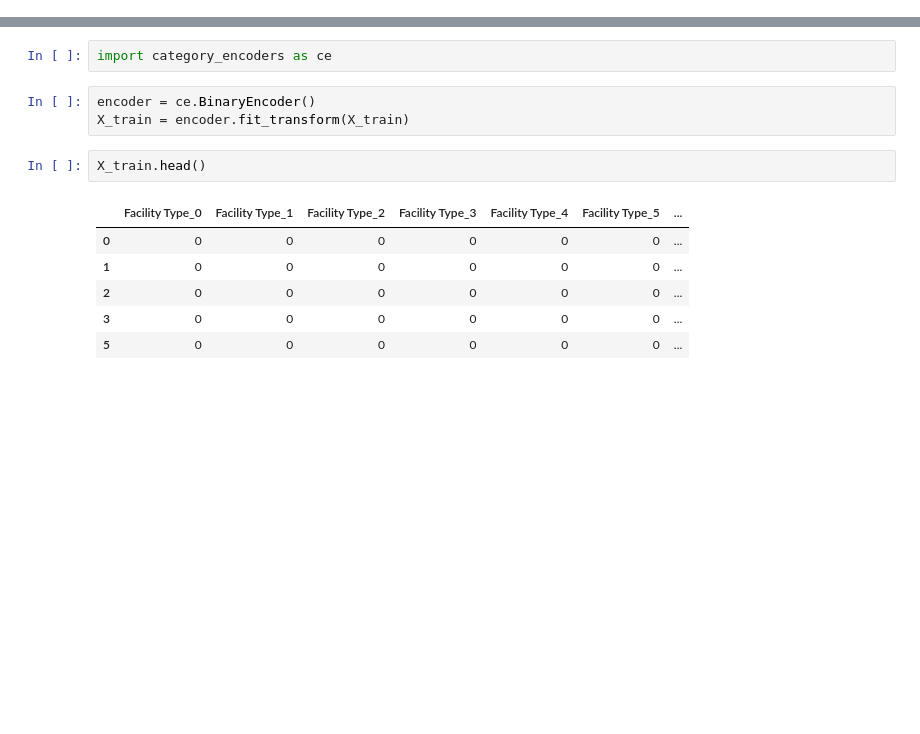
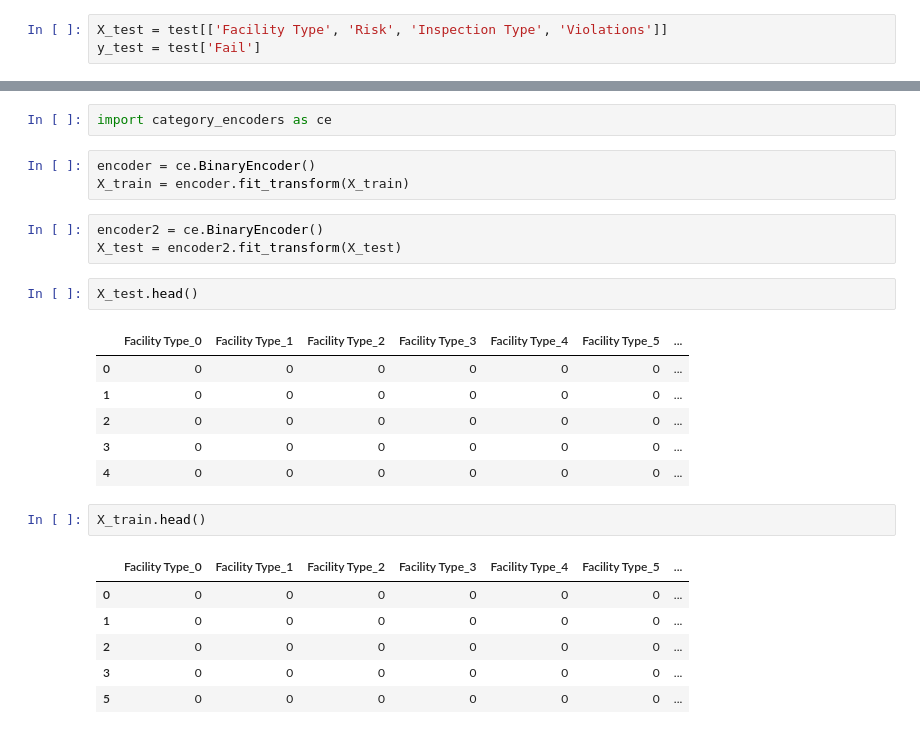
Before and after one commit to LambdaSchool/DS-Unit-2-Sprint-4-Practicing-Understanding, a Jupyter notebook: DS_Unit_2_Sprint_Challenge_4_Practicing_Understanding.ipynb, the cells around one changed output, grey strips where cells are left out. Saved outputs shown, nothing was run; the diff lists cells and outputs as text; blank space fills up the shorter version.

```diff
--- a/DS_Unit_2_Sprint_Challenge_4_Practicing_Understanding.ipynb
+++ b/DS_Unit_2_Sprint_Challenge_4_Practicing_Understanding.ipynb
@@ -85,6 +85,9 @@ y_train = train['Fail']
 y_train.shape
 # %% [output]
 (41665,)
+# %%
+X_test = test[['Facility Type', 'Risk', 'Inspection Type', 'Violations']]
+y_test = test['Fail']
 # %%
 !pip install category_encoders
 # %% [output]
@@ -103,6 +109,18 @@ import category_encoders as ce
 # %%
 encoder = ce.BinaryEncoder()
 X_train = encoder.fit_transform(X_train)
+# %%
+encoder2 = ce.BinaryEncoder()
+X_test = encoder2.fit_transform(X_test)
+# %%
+X_test.head()
+# %% [output]
+|  | Facility Type_0 | Facility Type_1 | Facility Type_2 | Facility Type_3 | Facility Type_4 | Facility Type_5 | ... |
+| 0 | 0 | 0 | 0 | 0 | 0 | 0 | ... |
+| 1 | 0 | 0 | 0 | 0 | 0 | 0 | ... |
+| 2 | 0 | 0 | 0 | 0 | 0 | 0 | ... |
+| 3 | 0 | 0 | 0 | 0 | 0 | 0 | ... |
+| 4 | 0 | 0 | 0 | 0 | 0 | 0 | ... |
 # %%
 X_train.head()
 # %% [output]
```
Also changed, not shown: parts of 5 cells of this notebook.
